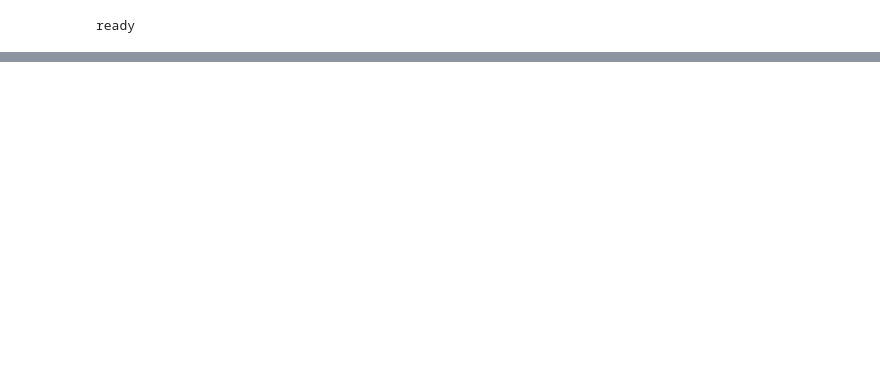
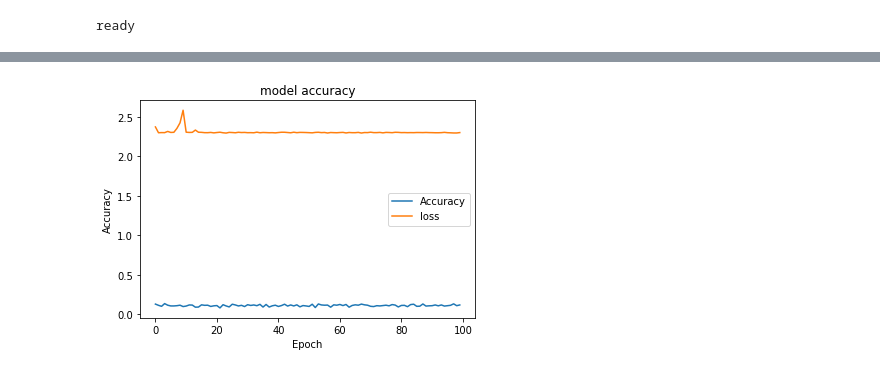
Before and after one commit to CameliaZalum/DDS, a Jupyter notebook: modelsConfigurations.ipynb, the cells around one changed output, grey strips where cells are left out. Saved outputs shown, nothing was run; the diff lists cells and outputs as text; code cells hidden in the pictures; blank space fills up the shorter version.

```diff
--- a/modelsConfigurations.ipynb
+++ b/modelsConfigurations.ipynb
@@ -119,10 +119,10 @@ Trainable params: 134,301,514
 Non-trainable params: 0
 _________________________________________________________________
 # %%
-model.fit(traindata,
+histE = model.fit(traindata,
           epochs = 10,
           steps_per_epoch = 2,
           validation_steps = 2,
-          validation_data = 0.1)
+          )
 # %% [output]
 Epoch 1/10
@@ -159,7 +158,7 @@ hist = model.fit(
     epochs=100,
 #     validation_split= .1,
     validation_steps=10,
-    callbacks=[checkpoint,early]
+#     callbacks=[checkpoint,early]
 )
 # %% [output]
 Epoch 1/100
@@ -185,11 +181,14 @@ Epoch 30/100
 # %%
+import matplotlib.pyplot as plt
 plt.plot(hist.history["accuracy"])
 # plt.plot(hist.history['val_accuracy'])
 plt.plot(hist.history['loss'])
 # plt.plot(hist.history['val_loss'])
 plt.title("model accuracy")
 plt.ylabel("Accuracy")
 plt.xlabel("Epoch")
-plt.legend(["Accuracy","Validation Accuracy","loss","Validation Loss"])
+plt.legend(["Accuracy","loss"])
 plt.show()
+# %% [output]
+[figure, added]
 # %%
```
Also changed, not shown: parts of 5 cells of this notebook.
